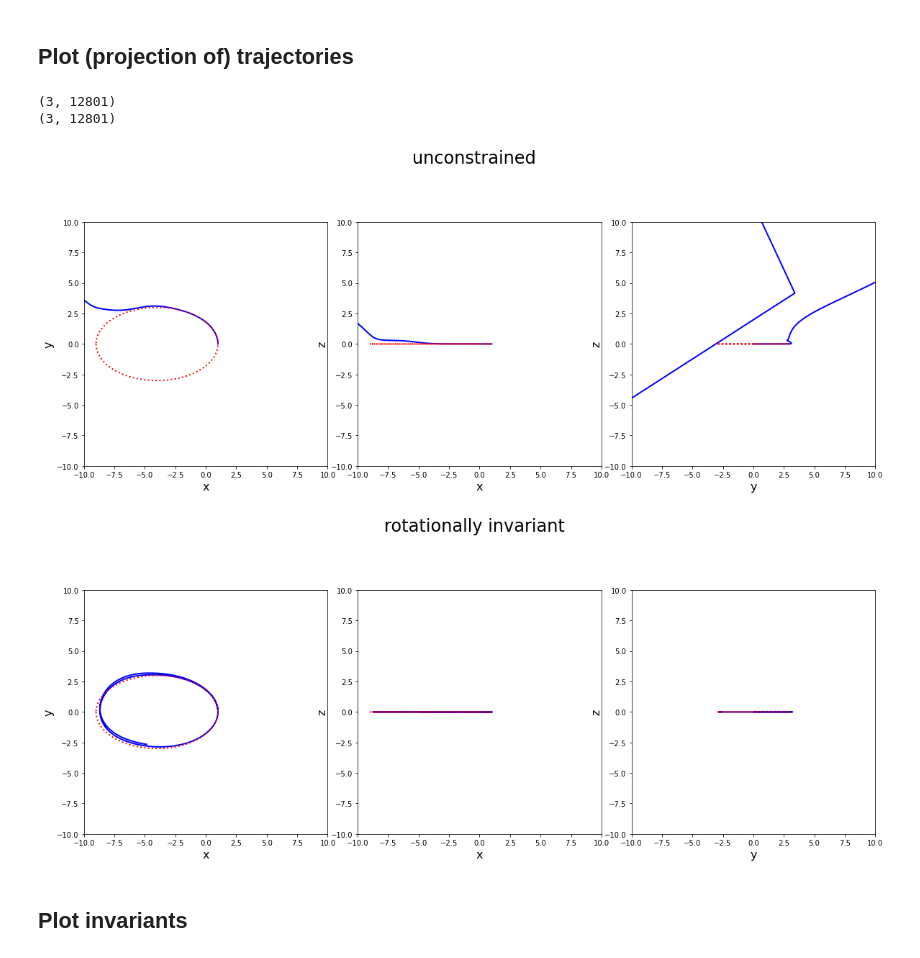
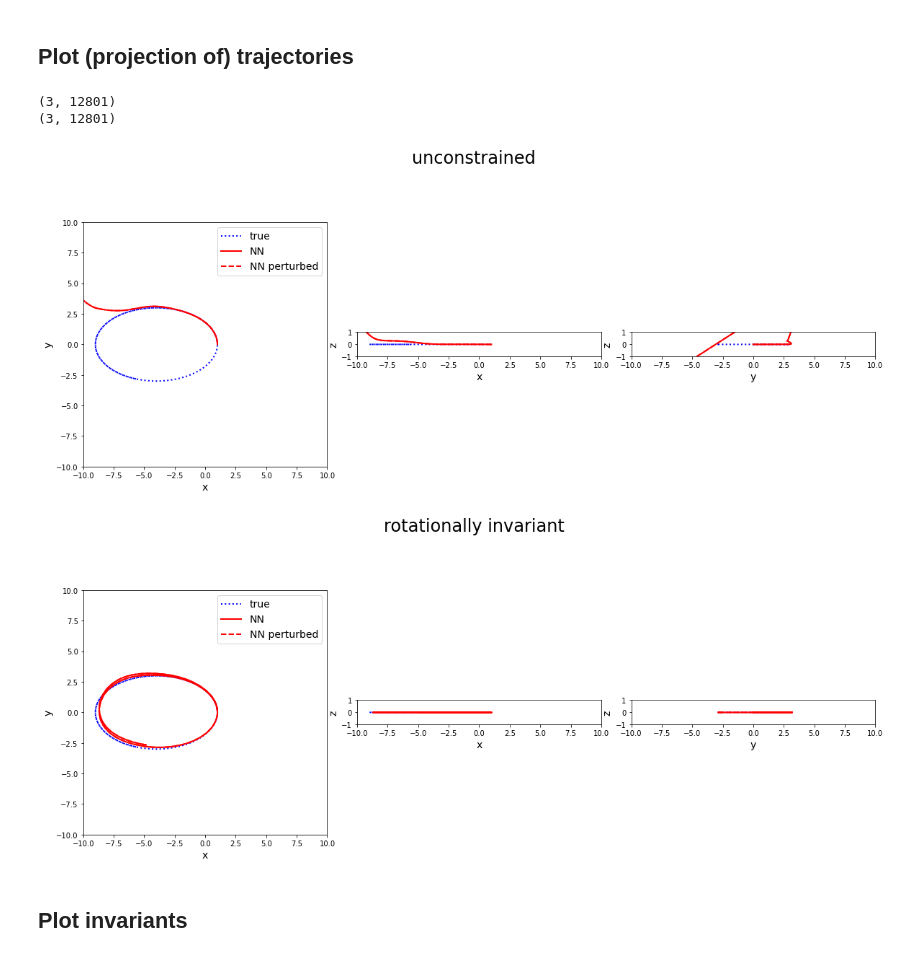
Before and after one commit to eikehmueller/mlconservation_code, a Jupyter notebook: EvaluateKeplerModel.ipynb, the cells around one changed output. Saved outputs shown, nothing was run; the diff lists cells and outputs as text; code cells hidden in the pictures.

Commit message:
Added results for Kepler system

```diff
--- a/EvaluateKeplerModel.ipynb
+++ b/EvaluateKeplerModel.ipynb
@@ -34,10 +34,13 @@ kepler_solution = KeplerSolution(
     energy=energy,
 )
 initializer = KeplerInitializer(kepler_solution)
+perturbed_initializer = KeplerInitializer(kepler_solution,perturbation=0.05)
 
 dynamical_system = KeplerSystem(mass, alpha)
 
+monitors = {}
 monitors_nn = {}
+monitors_nn_perturbed = {}
 
 for model_label in ["","rot"]:
     # load Lagrangian from disk
@@ -46,50 +49,77 @@ for model_label in ["","rot"]:
     nn_lagrangian = SingleParticleNNLagrangian.from_saved_model(model_filename)
     model = LagrangianModel(nn_lagrangian)
     # Monitors
+    monitors[model_label] = [PositionMonitor(dim)]
     monitors_nn[model_label] = [PositionMonitor(dim),
                                 InvariantMonitor(nn_lagrangian),
                                 SingleParticleInvariantMonitor(dynamical_system)]
+    monitors_nn_perturbed[model_label] = [PositionMonitor(dim)]
+
     # Run trajectory generators
+    trajectory_generator = TrajectoryGenerator(dynamical_system,
+                                               initializer,
+                                               monitors[model_label],
+                                               dt=dt,t_final=t_final)
     trajectory_generator_nn = TrajectoryGenerator(model,
                                                   initializer,
                                                   monitors_nn[model_label],
                                                   dt=dt,t_final=t_final)
+    trajectory_generator_nn_perturbed = TrajectoryGenerator(model,
+                                                            perturbed_initializer,
+                                                            monitors_nn_perturbed[model_label],
+                                                            dt=dt,t_final=t_final)
+    trajectory_generator.run()
     trajectory_generator_nn.run()
-    T = trajectory_generator_nn.t
+    trajectory_generator_nn_perturbed.run()
+    T = trajectory_generator.t
 # %% [markdown]
 ## Plot (projection of) trajectories
 # %%
-from ctypes import sizeof
-from turtle import shape
-
 title = {"":"unconstrained","rot":"rotationally invariant"}
 
 for model_label in ["","rot"]:
     # Indices of space dimensions for projection
     fig, axs = plt.subplots(1,3,figsize=(16,8))
     fig.tight_layout()
-    q_all = monitors_nn[model_label][0].value
+    q_all = monitors[model_label][0].value
+    q_all_nn = monitors_nn[model_label][0].value
+    q_all_nn_perturbed = monitors_nn[model_label][0].value
     print (q_all.shape)
     idx = [[0,1],[0,2],[1,2]]
     labels = "xyz"
     Phi = np.arange(-np.pi,+np.pi,1.E-3)
     p_exact = kepler_solution.position(Phi)
     Phi_random = np.random.uniform(low=-np.pi, high=+np.pi,size=[100])
     p_exact_random = kepler_solution.position(Phi_random)
     for j in range(3):
         axs[j].set_xlim(-10,+10)
-        axs[j].set_ylim(-10,+10)
+        if j==0:
+            axs[j].set_ylim(-10,+10)
+        else:
+            axs[j].set_ylim(-1,+1)
         axs[j].set_aspect(1)
-        axs[j].plot(q_all[idx[j][0],:],q_all[idx[j][1],:],linewidth=2,color="blue")
-        axs[j].plot(p_exact[idx[j][0],:],p_exact[idx[j][1],:],linewidth=2,linestyle=":",color="red")
-        axs[j].set_xlabel(labels[idx[j][0]],fontsize=16)
-        axs[j].set_ylabel(labels[idx[j][1]],fontsize=16)
+        axs[j].plot(q_all[idx[j][0],:],q_all[idx[j][1],:],
+                    linewidth=2,linestyle=":",color="blue",
+                    label="true")
+        axs[j].plot(q_all_nn[idx[j][0],:],q_all_nn[idx[j][1],:],
+                    linewidth=2,color="red",
+                    label="NN")
+        axs[j].plot(q_all_nn_perturbed[idx[j][0],:],
+                    q_all_nn_perturbed[idx[j][1],:],linewidth=2,color="red",linestyle="--",
+                    label="NN perturbed")
+        #axs[j].plot(p_exact[idx[j][0],:],p_exact[idx[j][1],:],
+        #            linewidth=2,linestyle=":",color="black",
+        #            label="analytical")
+        if j==0:
+            axs[j].legend(loc="upper right",fontsize=14)
+        axs[j].set_xlabel(labels[idx[j][0]],fontsize=14)
+        axs[j].set_ylabel(labels[idx[j][1]],fontsize=14)
     fig.suptitle(title[model_label],fontsize=24)
 # %% [output]
 (3, 12801)
 (3, 12801)
-[figure, old version]
+[figure, new version]
-[figure, old version]
+[figure, new version]
 # %% [markdown]
 ## Plot invariants
 # %%
```
Also changed, not shown: parts of 5 cells of this notebook.
